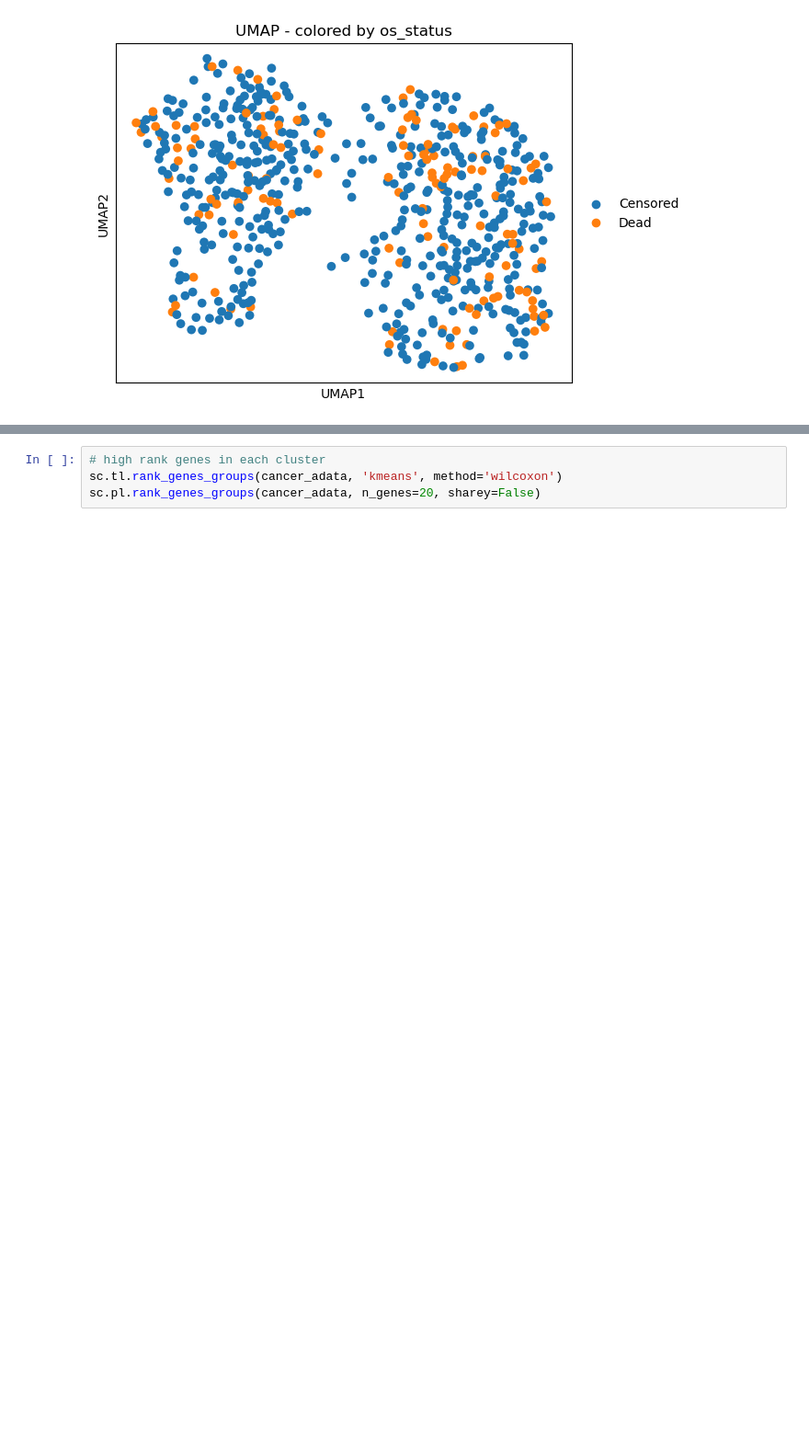
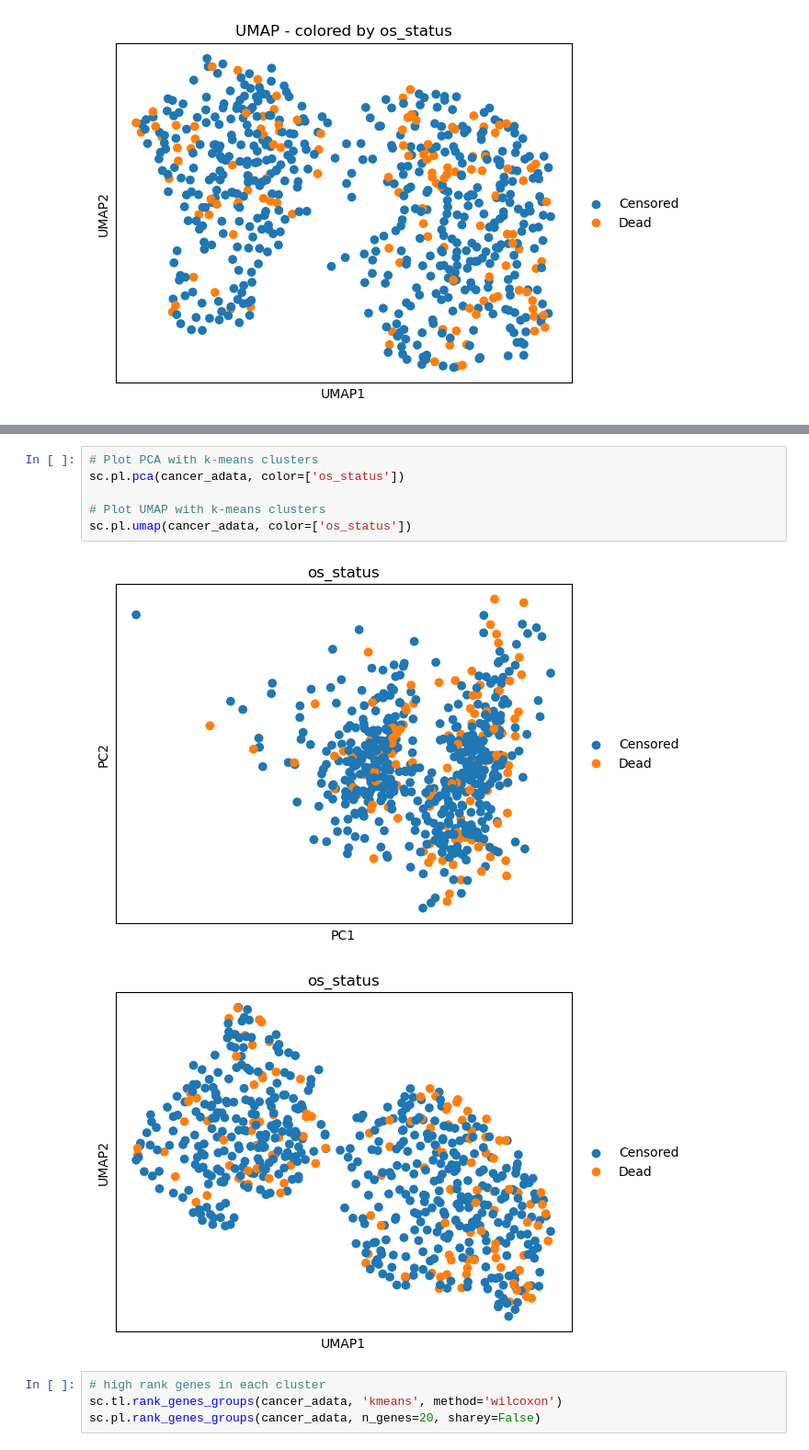
Before and after one commit to RandFa/CRC_cancer, a Jupyter notebook: notebooks/03_EDA_cancer.ipynb, the cells around one changed output, grey strips where cells are left out. Shown at 92% size. Saved outputs shown, nothing was run; the diff lists cells and outputs as text; blank space fills up the shorter version.

```diff
--- a/notebooks/03_EDA_cancer.ipynb
+++ b/notebooks/03_EDA_cancer.ipynb
@@ -548,3 +660,12 @@ print(scores)
+# %%
+# Plot PCA with k-means clusters
+sc.pl.pca(cancer_adata, color=['os_status'])
+
+# Plot UMAP with k-means clusters
+sc.pl.umap(cancer_adata, color=['os_status'])
+# %% [output]
+[figure, added]
+[figure, added]
 # %%
 # high rank genes in each cluster
 sc.tl.rank_genes_groups(cancer_adata, 'kmeans', method='wilcoxon')
```
Also changed, not shown: parts of 5 cells of this notebook.
